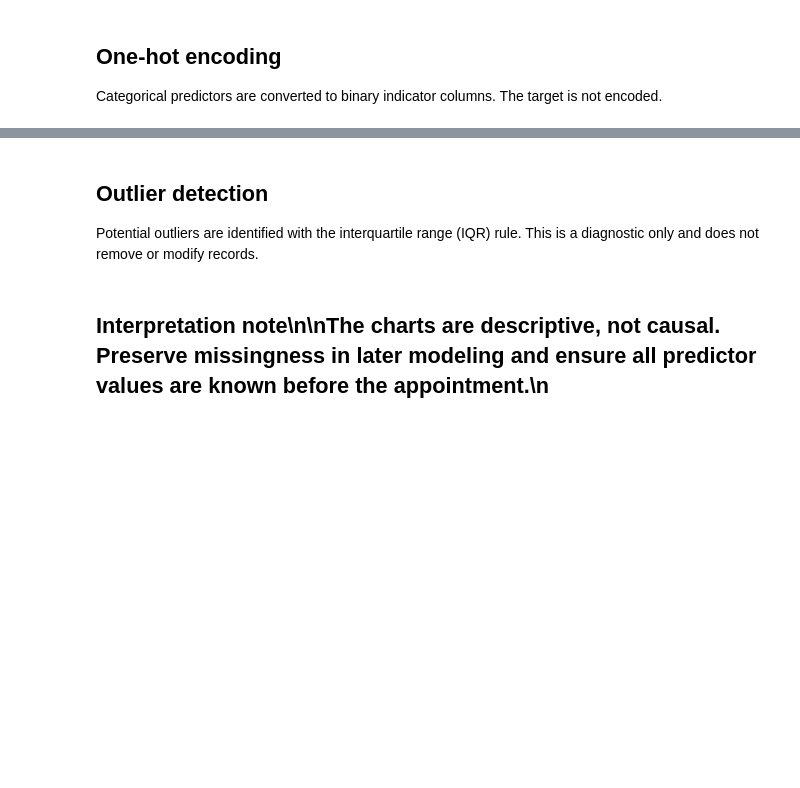
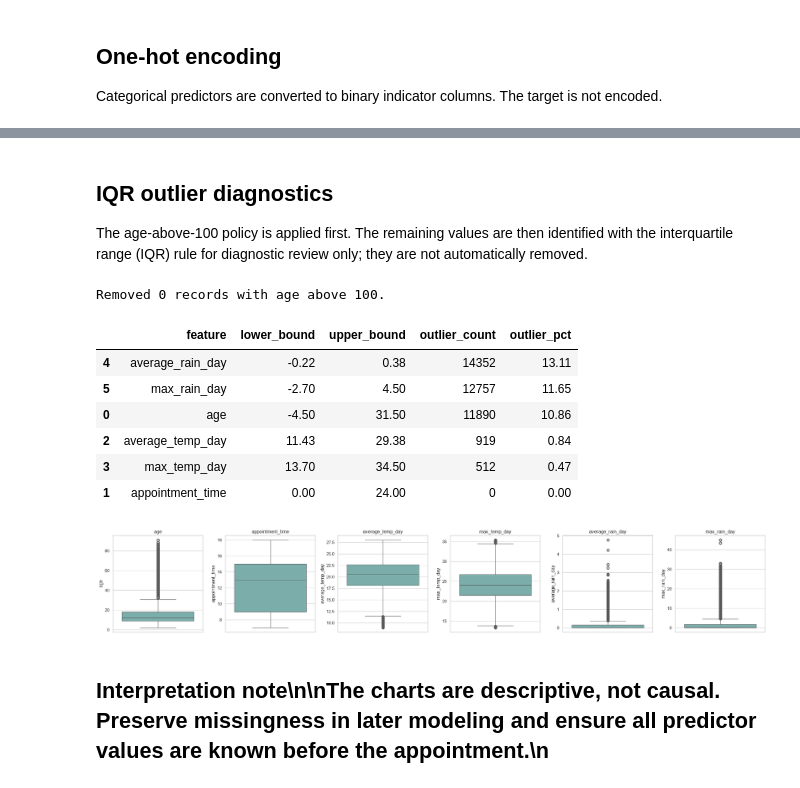
Before and after one commit to darshantank1995/MedicalAppointment, a Jupyter notebook: medical_appointment_eda.ipynb, the cells around one changed output, grey strips where cells are left out. Cells and saved outputs as stored; diff of their text form; code cells hidden in the pictures; blank space fills up the shorter version.

```diff
--- a/medical_appointment_eda.ipynb
+++ b/medical_appointment_eda.ipynb
@@ -129,66 +178,46 @@ plt.tight_layout(); plt.show()
-# %%
-missing = quality.query('missing_count > 0').sort_values('missing_pct')
-fig, ax = plt.subplots(figsize=(9, 5))
-ax.barh(missing.index, missing['missing_pct'], color='#F2CF5B')
-ax.set(title='Missing values by field', xlabel='Missing (%)', ylabel='')
-for i, value in enumerate(missing['missing_pct']):
-    ax.text(value + .15, i, f'{value:.1f}%')
-plt.show()
-
-def no_show_by(column, top_n=12):
-    from clinic_ml import no_show_summary
-    return no_show_summary(df, column, top_n)
-
-
-for field in [
-    'gender', 'appointment_shift', 'specialty', 'disability',
-    'place', 'under_12', 'over_60', 'patient_needs_companion'
-]:
-    display(no_show_by(field))
-# %%
-fig, axes = plt.subplots(1, 2, figsize=(15, 5))
-for ax, field, title in zip(axes, ['specialty','place'], ['No-show rate by specialty', 'No-show rate by city (top 12 volume)']):
-    rates = no_show_by(field).sort_values('no_show_rate')
-    sns.barplot(data=rates, x='no_show_rate', y=field, ax=ax, color='#E45756')
-    ax.set(title=title, xlabel='No-show rate (%)', ylabel='')
-plt.tight_layout(); plt.show()
-
-daily = (df.assign(no_show_flag=df['no_show'].eq('yes')).groupby('appointment_date_continuous')
-         .agg(appointments=('no_show','size'), no_show_rate=('no_show_flag','mean')).reset_index())
-fig, axes = plt.subplots(2, 1, figsize=(14, 7), sharex=True)
-sns.lineplot(data=daily, x='appointment_date_continuous', y='appointments', ax=axes[0], color='#4C78A8')
-sns.lineplot(data=daily, x='appointment_date_continuous', y='no_show_rate', ax=axes[1], color='#E45756')
-axes[0].set(title='Daily appointment volume', xlabel='', ylabel='Appointments')
-axes[1].set(title='Daily no-show rate', xlabel='Appointment date', ylabel='Rate')
-axes[1].yaxis.set_major_formatter(lambda x, pos: f'{x:.0%}')
-plt.tight_layout(); plt.show()
 # %% [markdown]
-## Outlier detection
+## IQR outlier diagnostics
 
-Potential outliers are identified with the interquartile range (IQR) rule. This is a diagnostic only and does not remove or modify records.
+The age-above-100 policy is applied first. The remaining values are then identified with the interquartile range (IQR) rule for diagnostic review only; they are not automatically removed.
 # %%
+# Apply the age-outlier policy when this diagnostic cell is run independently.
+age_outlier_threshold = 100
+age_outlier_count = int(df['age'].gt(age_outlier_threshold).sum())
+df = df.loc[df['age'].isna() | df['age'].le(age_outlier_threshold)].copy()
+print(f'Removed {age_outlier_count} records with age above {age_outlier_threshold}.')
+
 # IQR outlier detection for continuous numeric fields.
 outlier_columns = [column for column in ['age', 'appointment_time', 'avg_temp', 'average_temp_day', 'max_temp', 'max_temp_day', 'avg_rain', 'average_rain_day', 'max_rain', 'max_rain_day'] if column in df.columns]
 outlier_summary = []
 for column in outlier_columns:
     values = pd.to_numeric(df[column], errors='coerce').dropna()
     q1, q3 = values.quantile([0.25, 0.75])
     iqr = q3 - q1
     lower_bound = q1 - 1.5 * iqr
     upper_bound = q3 + 1.5 * iqr
     outlier_count = int(((values < lower_bound) | (values > upper_bound)).sum())
     outlier_summary.append({'feature': column, 'lower_bound': lower_bound, 'upper_bound': upper_bound, 'outlier_count': outlier_count, 'outlier_pct': outlier_count / len(values) * 100})
 
 outlier_summary = pd.DataFrame(outlier_summary).sort_values('outlier_count', ascending=False)
 display(outlier_summary.round(2))
 
 fig, axes = plt.subplots(1, len(outlier_columns), figsize=(4 * len(outlier_columns), 4))
 axes = [axes] if len(outlier_columns) == 1 else axes
 for ax, column in zip(axes, outlier_columns):
     sns.boxplot(y=df[column], ax=ax, color='#72B7B2')
     ax.set_title(column)
     ax.set_xlabel('')
 plt.tight_layout()
 plt.show()
+# %% [output]
+Removed 0 records with age above 100.
+|  | feature | lower_bound | upper_bound | outlier_count | outlier_pct |
+| 4 | average_rain_day | -0.22 | 0.38 | 14352 | 13.11 |
+| 5 | max_rain_day | -2.70 | 4.50 | 12757 | 11.65 |
+| 0 | age | -4.50 | 31.50 | 11890 | 10.86 |
+| 2 | average_temp_day | 11.43 | 29.38 | 919 | 0.84 |
+| 3 | max_temp_day | 13.70 | 34.50 | 512 | 0.47 |
+| 1 | appointment_time | 0.00 | 24.00 | 0 | 0.00 |
+[figure, added]
 # %% [markdown]
 ## Interpretation note\n\nThe charts are descriptive, not causal. Preserve missingness in later modeling and ensure all predictor values are known before the appointment.\n
```
Also changed, not shown: parts of 9 cells of this notebook, 4 other files.
